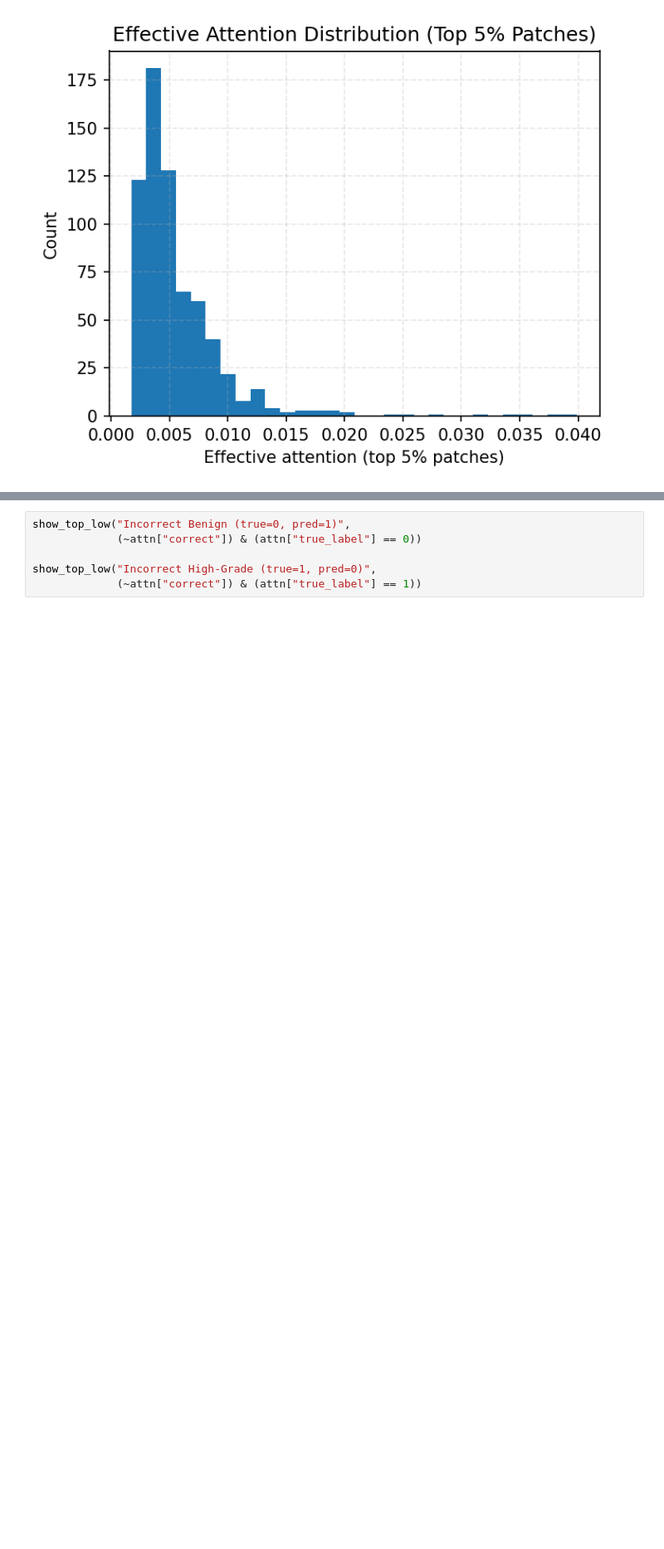
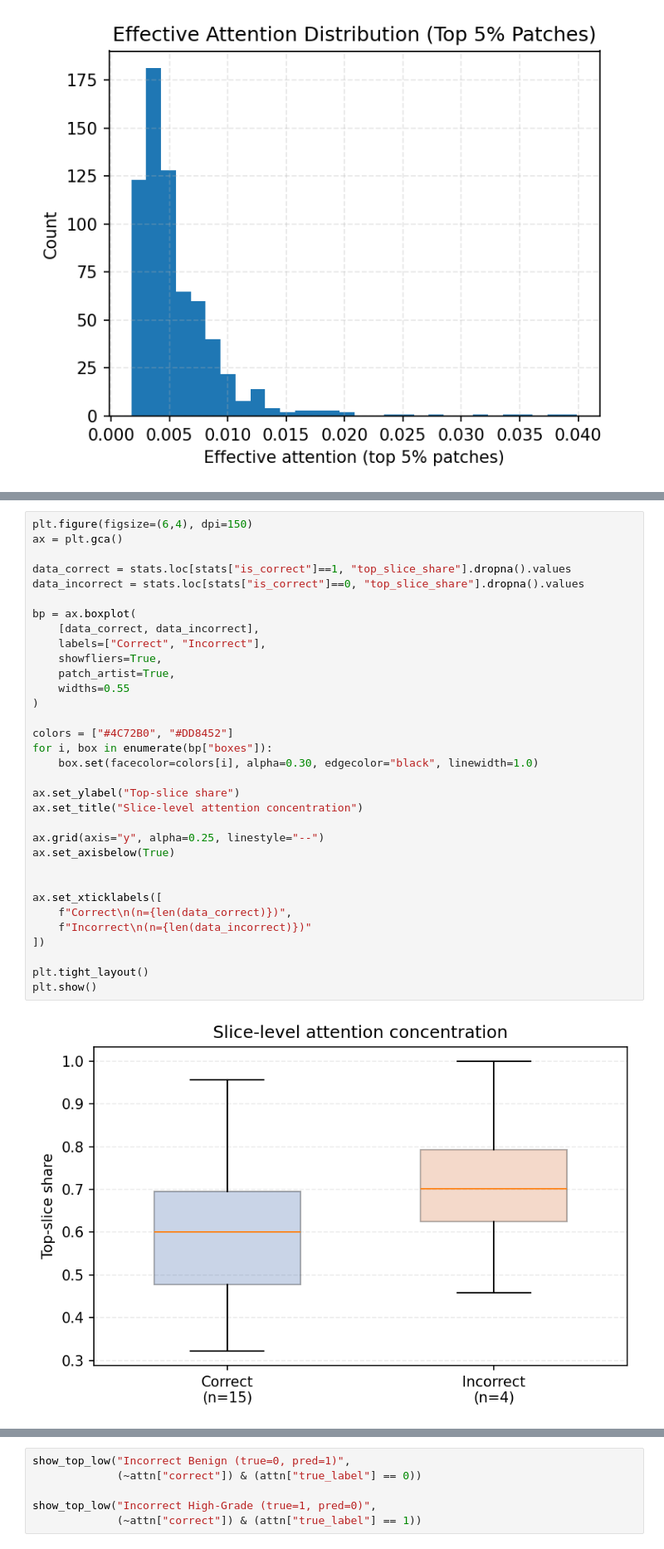
Before and after one commit to arvindkrishna87/STAT390_Winter2026, a Jupyter notebook: Team6/Code/Code2_KimiaNet_10Feb_Team6/presentation2_visualization.ipynb, the cells around one changed output, grey strips where cells are left out. Shown at 83% size. Cells and saved outputs as stored; diff of their text form; blank space fills up the shorter version.

```diff
--- a/Team6/Code/Code2_KimiaNet_10Feb_Team6/presentation2_visualization.ipynb
+++ b/Team6/Code/Code2_KimiaNet_10Feb_Team6/presentation2_visualization.ipynb
@@ -263,3 +243,38 @@ Slice attn min/median/max: 0.1801321059465408 0.52522212266922 1.0
+# %%
+plt.figure(figsize=(6,4), dpi=150)
+ax = plt.gca()
+
+data_correct = stats.loc[stats["is_correct"]==1, "top_slice_share"].dropna().values
+data_incorrect = stats.loc[stats["is_correct"]==0, "top_slice_share"].dropna().values
+
+bp = ax.boxplot(
+    [data_correct, data_incorrect],
+    labels=["Correct", "Incorrect"],
+    showfliers=True,
+    patch_artist=True,
+    widths=0.55
+)
+
+colors = ["#4C72B0", "#DD8452"]
+for i, box in enumerate(bp["boxes"]):
+    box.set(facecolor=colors[i], alpha=0.30, edgecolor="black", linewidth=1.0)
+
+ax.set_ylabel("Top-slice share")
+ax.set_title("Slice-level attention concentration")
+
+ax.grid(axis="y", alpha=0.25, linestyle="--")
+ax.set_axisbelow(True)
+
+
+ax.set_xticklabels([
+    f"Correct\n(n={len(data_correct)})",
+    f"Incorrect\n(n={len(data_incorrect)})"
+])
+
+plt.tight_layout()
+plt.show()
+# %% [output]
+[figure, added]
 # %%
 # correctness
 attn["correct"] = (attn["true_label"] == attn["pred_label"])
```
Also changed, not shown: parts of 9 cells of this notebook.
